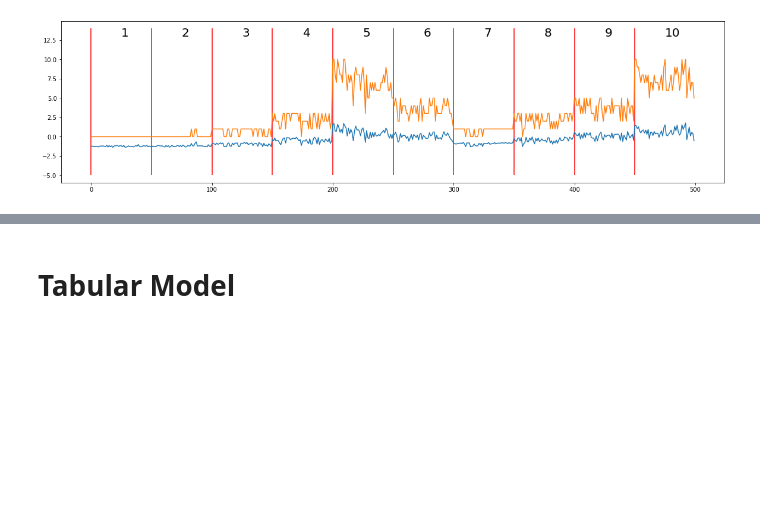
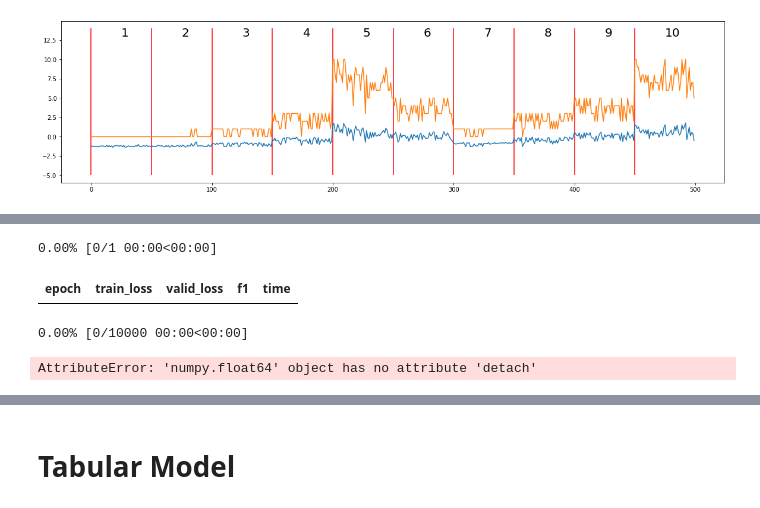
Before and after one commit to ahs8w/kaggle-comps, a Jupyter notebook: IonSwitching.ipynb, the cells around one changed output, grey strips where cells are left out. Saved outputs shown, nothing was run; the diff lists cells and outputs as text; code cells hidden in the pictures; blank space fills up the shorter version.

```diff
--- a/IonSwitching.ipynb
+++ b/IonSwitching.ipynb
@@ -287,0 +307,7 @@ res = conv(x.unsqueeze(1))
+# %%
+learn.fit_one_cycle(1, 1e-1)
+# %% [output]
+0.00% [0/1 00:00<00:00]
+| epoch | train_loss | valid_loss | f1 | time |
+0.00% [0/10000 00:00<00:00]
+AttributeError: 'numpy.float64' object has no attribute 'detach'
```
Also changed, not shown: parts of 31 cells of this notebook.
